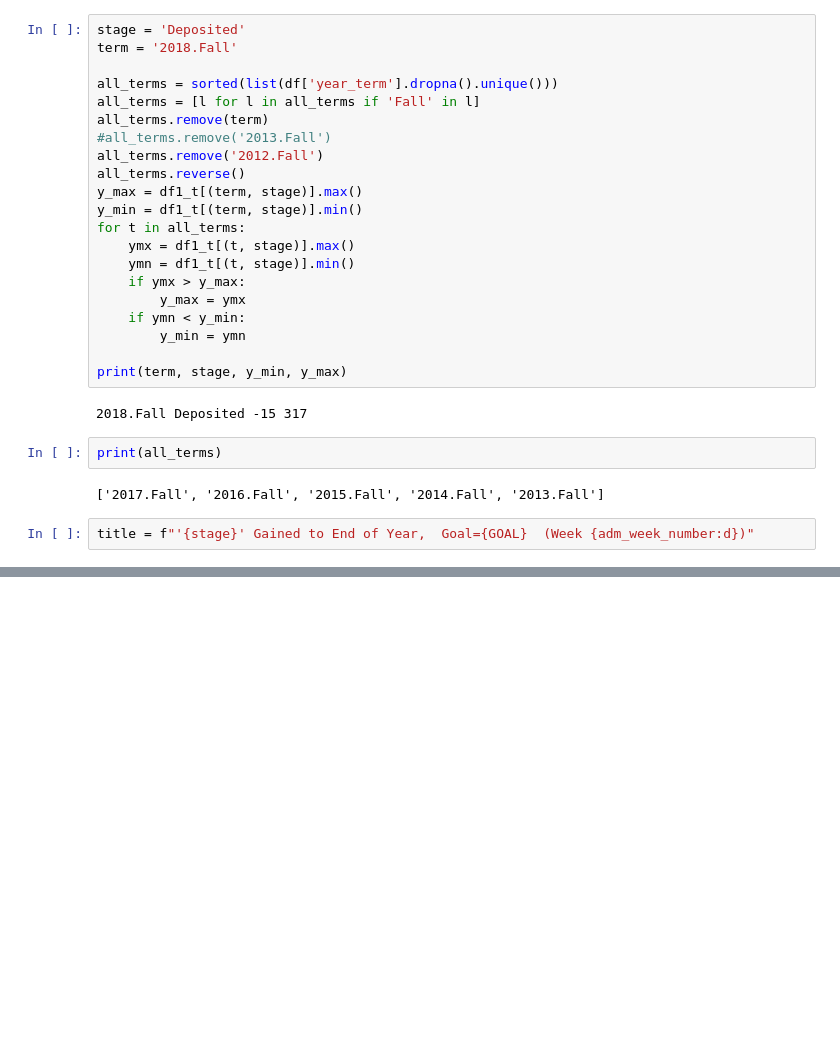
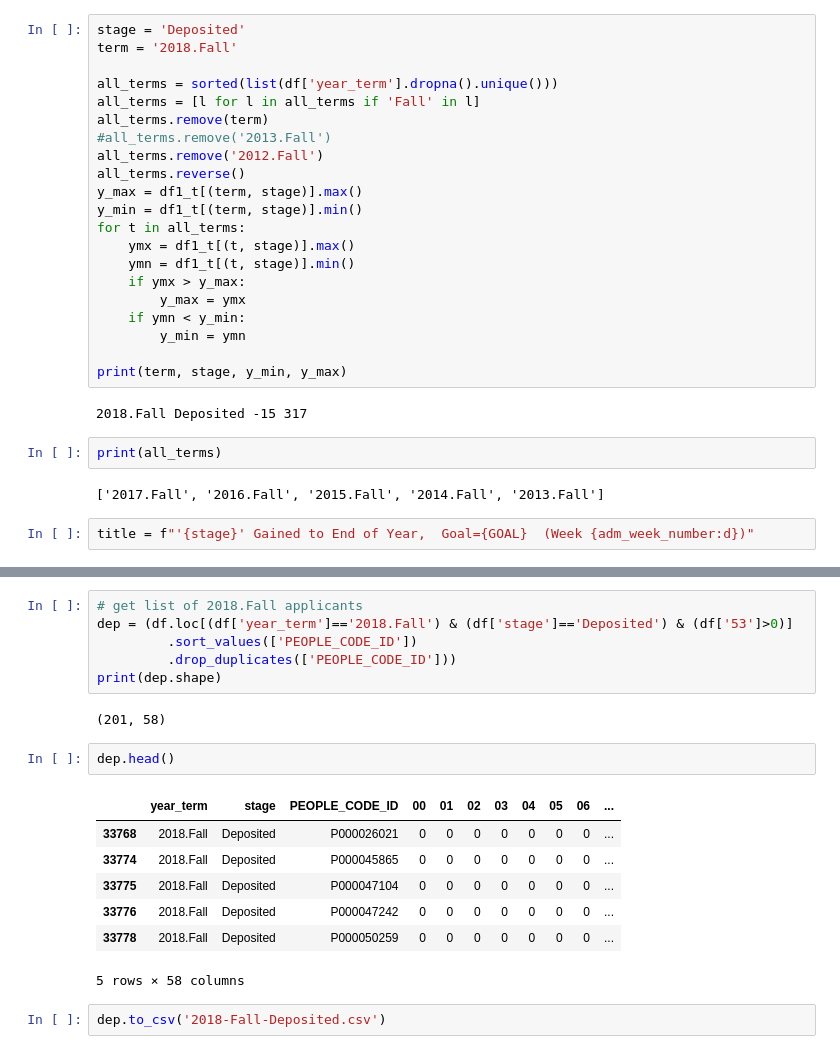
Before and after one commit to JeffWalton-PSC/Admissions, a Jupyter notebook: funnel/Deposits_WeekToEndOfYear.ipynb, the cells around one changed output, grey strips where cells are left out. Cells and saved outputs as stored; diff of their text form; blank space fills up the shorter version.

```diff
--- a/funnel/Deposits_WeekToEndOfYear.ipynb
+++ b/funnel/Deposits_WeekToEndOfYear.ipynb
@@ -235,3 +237,23 @@ show(p)
 # %% [output]
 [interactive output not drawn]
 [interactive output not drawn]
+# %%
+# get list of 2018.Fall applicants
+dep = (df.loc[(df['year_term']=='2018.Fall') & (df['stage']=='Deposited') & (df['53']>0)]
+         .sort_values(['PEOPLE_CODE_ID'])
+         .drop_duplicates(['PEOPLE_CODE_ID']))
+print(dep.shape)
+# %% [output]
+(201, 58)
+# %%
+dep.head()
+# %% [output]
+|  | year_term | stage | PEOPLE_CODE_ID | 00 | 01 | 02 | 03 | 04 | 05 | 06 | ... |
+| 33768 | 2018.Fall | Deposited | P000026021 | 0 | 0 | 0 | 0 | 0 | 0 | 0 | ... |
+| 33774 | 2018.Fall | Deposited | P000045865 | 0 | 0 | 0 | 0 | 0 | 0 | 0 | ... |
+| 33775 | 2018.Fall | Deposited | P000047104 | 0 | 0 | 0 | 0 | 0 | 0 | 0 | ... |
+| 33776 | 2018.Fall | Deposited | P000047242 | 0 | 0 | 0 | 0 | 0 | 0 | 0 | ... |
+| 33778 | 2018.Fall | Deposited | P000050259 | 0 | 0 | 0 | 0 | 0 | 0 | 0 | ... |
+5 rows × 58 columns
+# %%
+dep.to_csv('2018-Fall-Deposited.csv')
```
Also changed, not shown: parts of 8 cells of this notebook, 2 other files.
